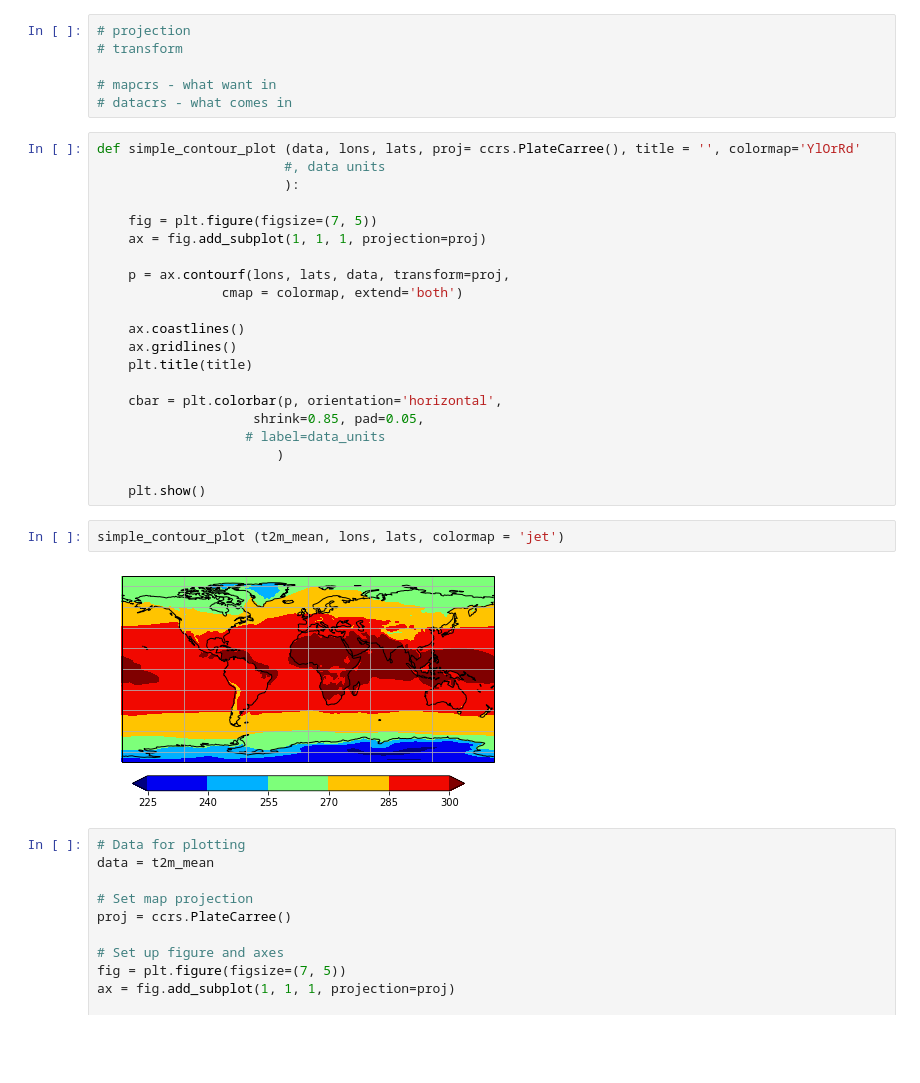
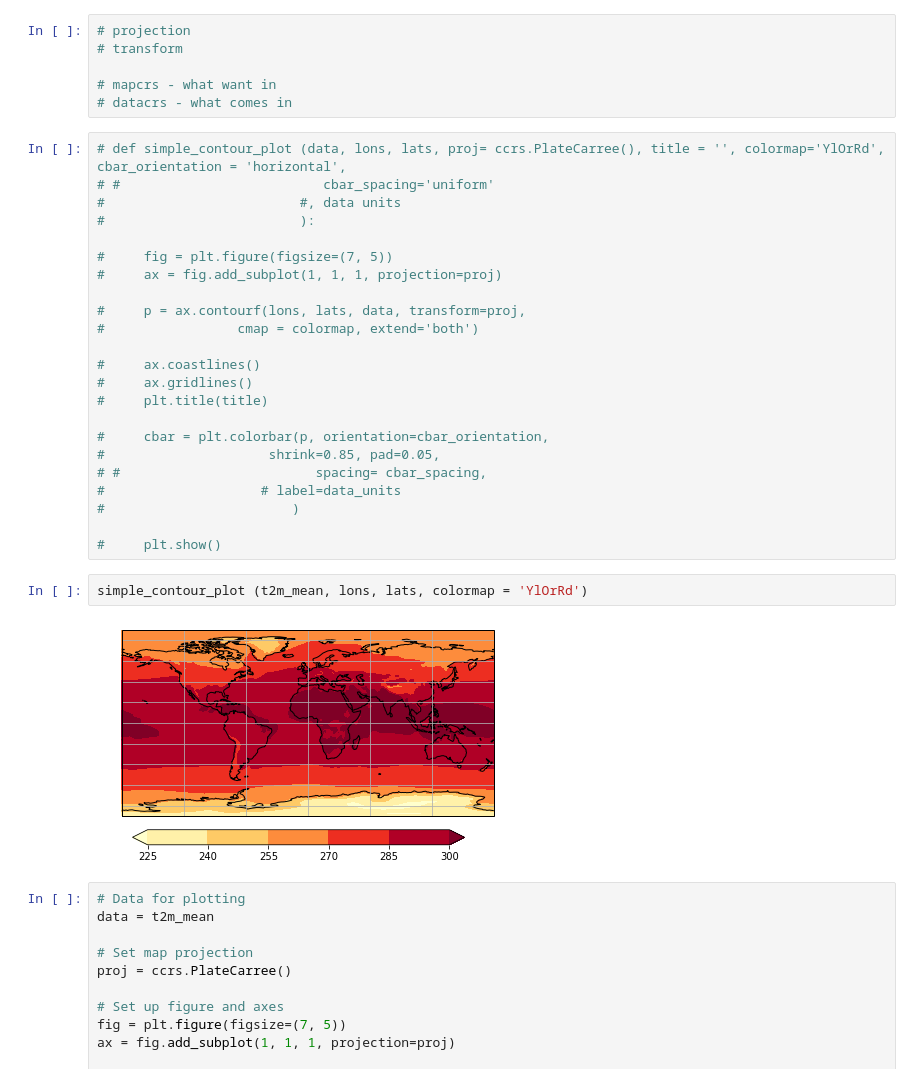
Before and after one commit to CLIVAC/pyclivac, a Jupyter notebook: examples/netcdf_basics.ipynb, the cells around one changed output. Saved outputs shown, nothing was run; the diff lists cells and outputs as text; blank space fills up the shorter version.

Commit message:
contour function updates

```diff
--- a/examples/netcdf_basics.ipynb
+++ b/examples/netcdf_basics.ipynb
@@ -142,30 +144,32 @@ Plotting resources:
 # mapcrs - what want in
 # datacrs - what comes in
 # %%
-def simple_contour_plot (data, lons, lats, proj= ccrs.PlateCarree(), title = '', colormap='YlOrRd'
-                        #, data units
-                        ):
+# def simple_contour_plot (data, lons, lats, proj= ccrs.PlateCarree(), title = '', colormap='YlOrRd', cbar_orientation = 'horizontal',
+# #                          cbar_spacing='uniform'
+#                         #, data units
+#                         ):
 
-    fig = plt.figure(figsize=(7, 5))
-    ax = fig.add_subplot(1, 1, 1, projection=proj)
+#     fig = plt.figure(figsize=(7, 5))
+#     ax = fig.add_subplot(1, 1, 1, projection=proj)
 
-    p = ax.contourf(lons, lats, data, transform=proj,
-                cmap = colormap, extend='both')
+#     p = ax.contourf(lons, lats, data, transform=proj,
+#                 cmap = colormap, extend='both')
 
-    ax.coastlines()
-    ax.gridlines()
-    plt.title(title)
+#     ax.coastlines()
+#     ax.gridlines()
+#     plt.title(title)
 
-    cbar = plt.colorbar(p, orientation='horizontal',
-                    shrink=0.85, pad=0.05,
-                   # label=data_units
-                       )
+#     cbar = plt.colorbar(p, orientation=cbar_orientation,
+#                     shrink=0.85, pad=0.05,
+# #                         spacing= cbar_spacing,
+#                    # label=data_units
+#                        )
 
-    plt.show()
+#     plt.show()
 # %%
-simple_contour_plot (t2m_mean, lons, lats, colormap = 'jet')
+simple_contour_plot (t2m_mean, lons, lats, colormap = 'YlOrRd')
 # %% [output]
-[figure, old version]
+[figure, new version]
 # %%
 # Data for plotting
 data = t2m_mean
```
Also changed, not shown: parts of 2 cells of this notebook, 1 other file.
